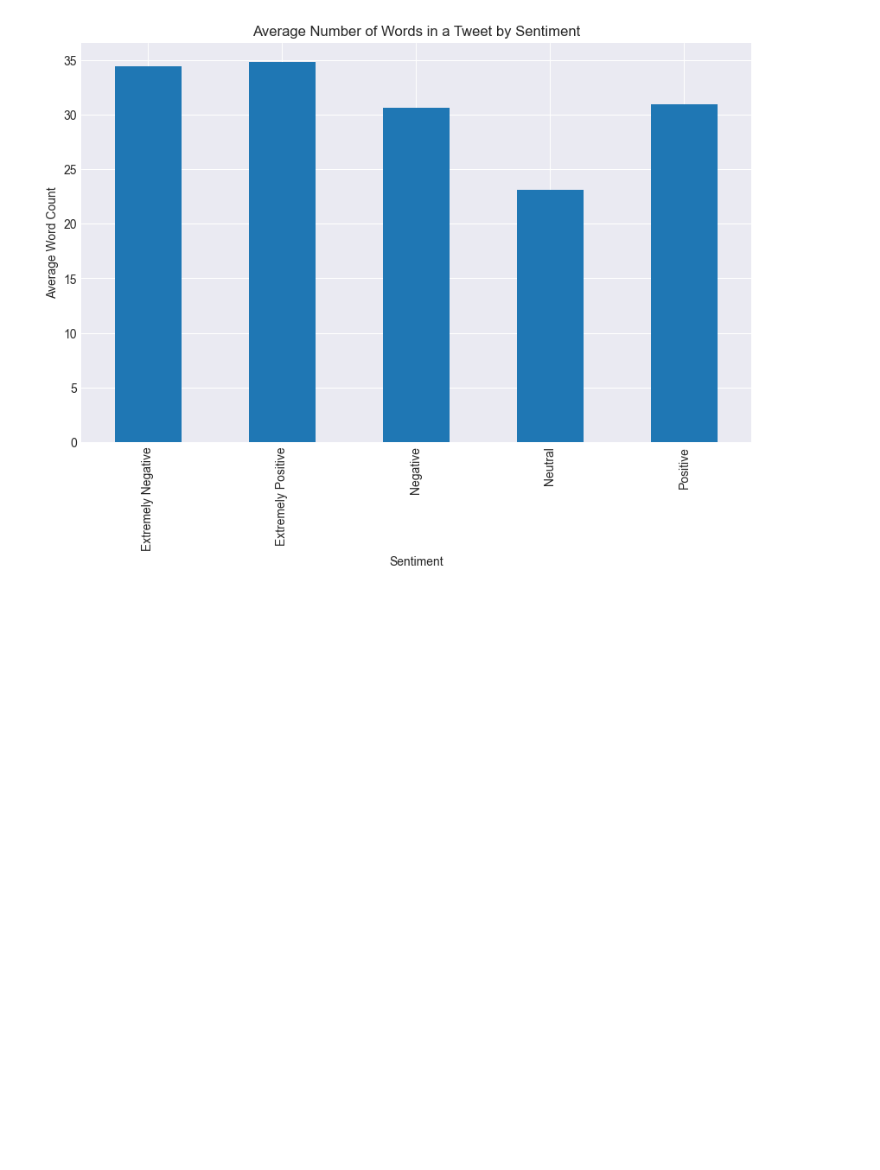
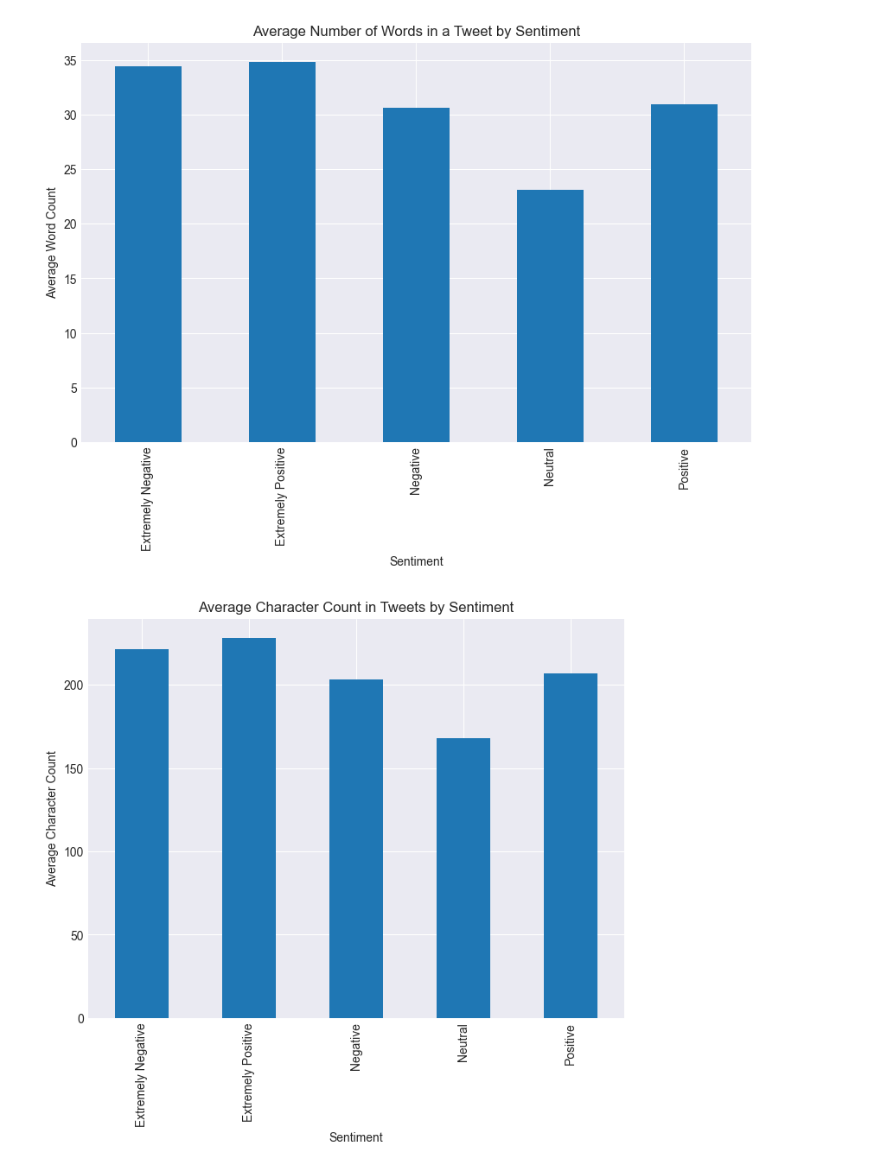
Before and after one commit to tusharraskar/Coronavirus-Tweet-Sentiment-Analysis, a Jupyter notebook: Coronavirus Tweet Sentiment Analysis.ipynb, the cells around one changed output. Saved outputs shown, nothing was run; the diff lists cells and outputs as text; code cells hidden in the pictures; blank space fills up the shorter version.

```diff
--- a/Coronavirus Tweet Sentiment Analysis.ipynb
+++ b/Coronavirus Tweet Sentiment Analysis.ipynb
@@ -349,0 +349,19 @@ plt.show()
+# %%
+# Calculate the number of characters in each tweet
+tweet_data['CharacterCount'] = tweet_data['OriginalTweet'].apply(lambda x: len(str(x)))
+
+# Group the data by sentiment and calculate the average character count for each sentiment
+average_character_count = tweet_data.groupby('Sentiment')['CharacterCount'].mean()
+
+# Create a bar plot for the average character count in each sentiment
+plt.figure(figsize=(8, 6))
+average_character_count.plot(kind='bar')
+
+# Add labels and title
+plt.xlabel('Sentiment')
+plt.ylabel('Average Character Count')
+plt.title('Average Character Count in Tweets by Sentiment')
+
+plt.show()
+# %% [output]
+[figure, added]
```
Also changed, not shown: parts of 18 cells of this notebook.
